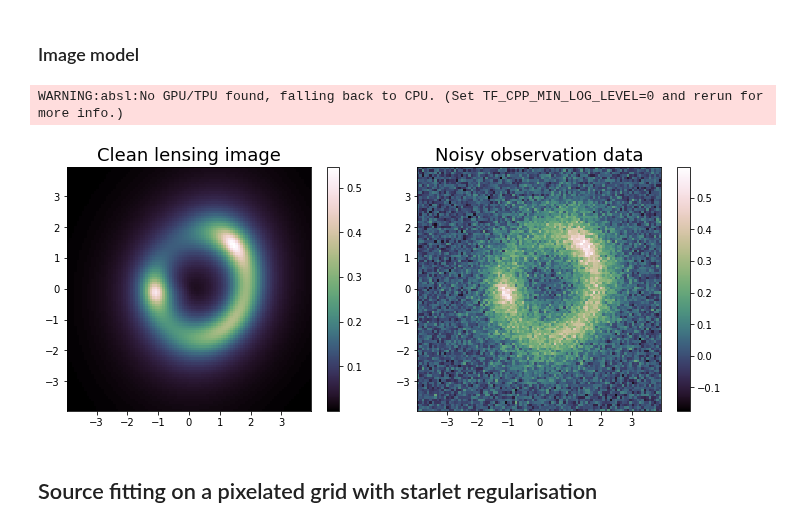
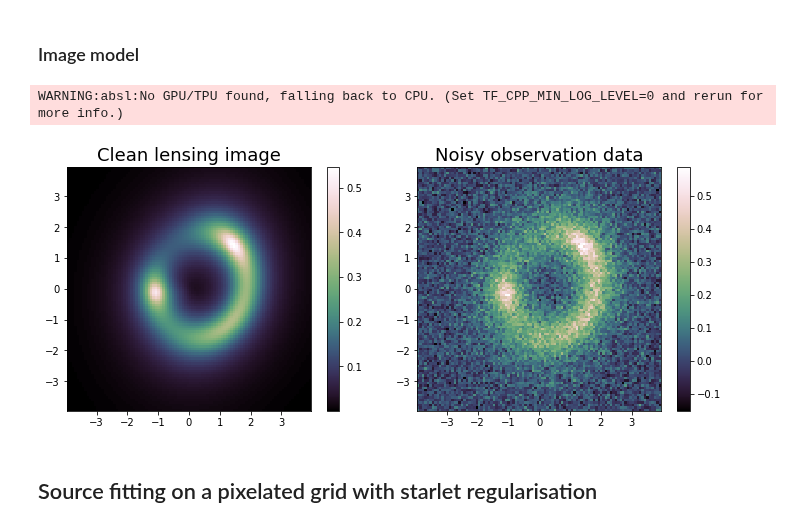
Before and after one commit to Herculens/herculens, a Jupyter notebook: notebooks/fit_pixelated_source.ipynb, the cells around one changed output. Cells and saved outputs as stored; diff of their text form; code cells hidden in the pictures.

Commit message:
Random noise realisation is now JAX-friendly

```diff
--- a/notebooks/fit_pixelated_source.ipynb
+++ b/notebooks/fit_pixelated_source.ipynb
@@ -106,36 +106,37 @@ lens_image = LensImage(pixel_grid, psf, noise_class=noise,
                          lens_light_model_class=lens_light_model,
                          kwargs_numerics=kwargs_numerics)
 
 # Clean lens image
 image = lens_image.model(kwargs_lens=kwargs_lens_mass,
                           kwargs_source=kwargs_source_light,
                           kwargs_lens_light=kwargs_lens_light)
 
 # True source on data grid
 source_true = lens_image.source_surface_brightness(kwargs_source=kwargs_source_light,
                                                    de_lensed=True, unconvolved=True)
 
 # Observed noisy data
 data = lens_image.simulation(kwargs_lens=kwargs_lens_mass,
-                              kwargs_source=kwargs_source_light,
-                              kwargs_lens_light=kwargs_lens_light)
+                             kwargs_source=kwargs_source_light,
+                             kwargs_lens_light=kwargs_lens_light,
+                             noise_seed=18)
 
 # 1D coordinate arrays for source grid interpolation
 x_coords = lens_image.Grid.pixel_coordinates[0][0, :]
 y_coords = lens_image.Grid.pixel_coordinates[1][:, 0]
 
 # Plot
 fig, (ax1, ax2) = plt.subplots(1, 2, figsize=(10, 4))
 img1 = ax1.imshow(image, origin='lower', cmap=plotter.cmap_flux, extent=extent)
 ax1.set_title("Clean lensing image", fontsize=FS)
 img2 = ax2.imshow(data, origin='lower', cmap=plotter.cmap_flux, extent=extent)
 ax2.set_title("Noisy observation data", fontsize=FS)
 for img, ax in zip((img1, img2), (ax1, ax2)):
     fig.colorbar(img, ax=ax)
 fig.tight_layout()
 # %% [output]
 WARNING:absl:No GPU/TPU found, falling back to CPU. (Set TF_CPP_MIN_LOG_LEVEL=0 and rerun for more info.)
-[figure, old version]
+[figure, new version]
 # %% [markdown]
 ## Source fitting on a pixelated grid with starlet regularisation
 # %%
```
Also changed, not shown: parts of 3 cells of this notebook, 3 other files.
